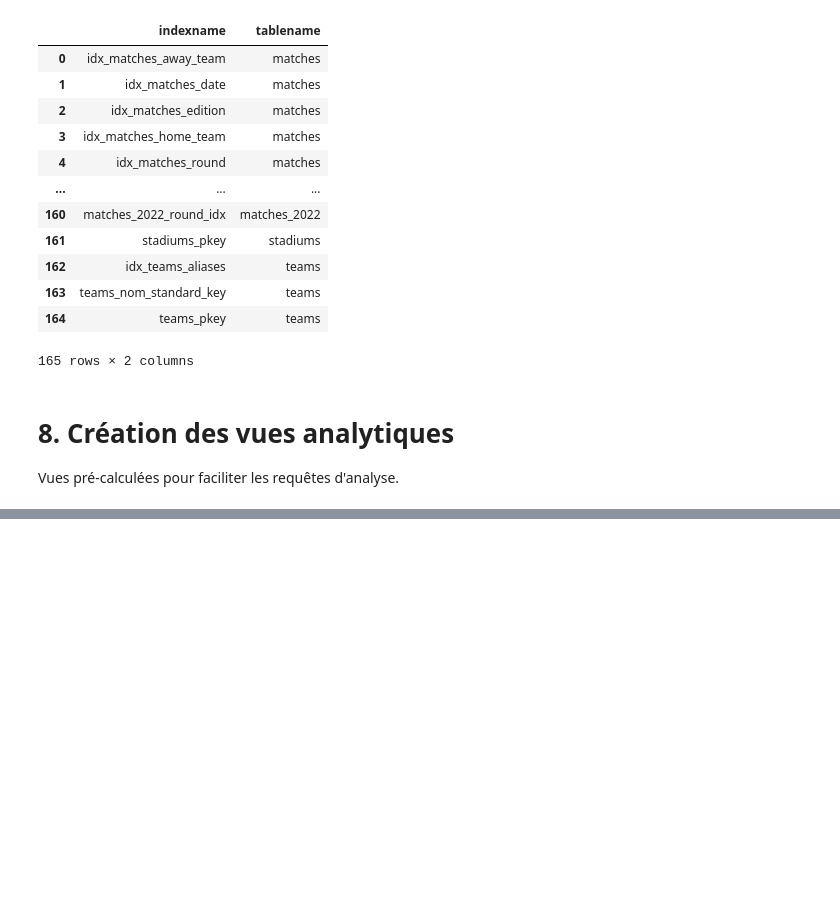
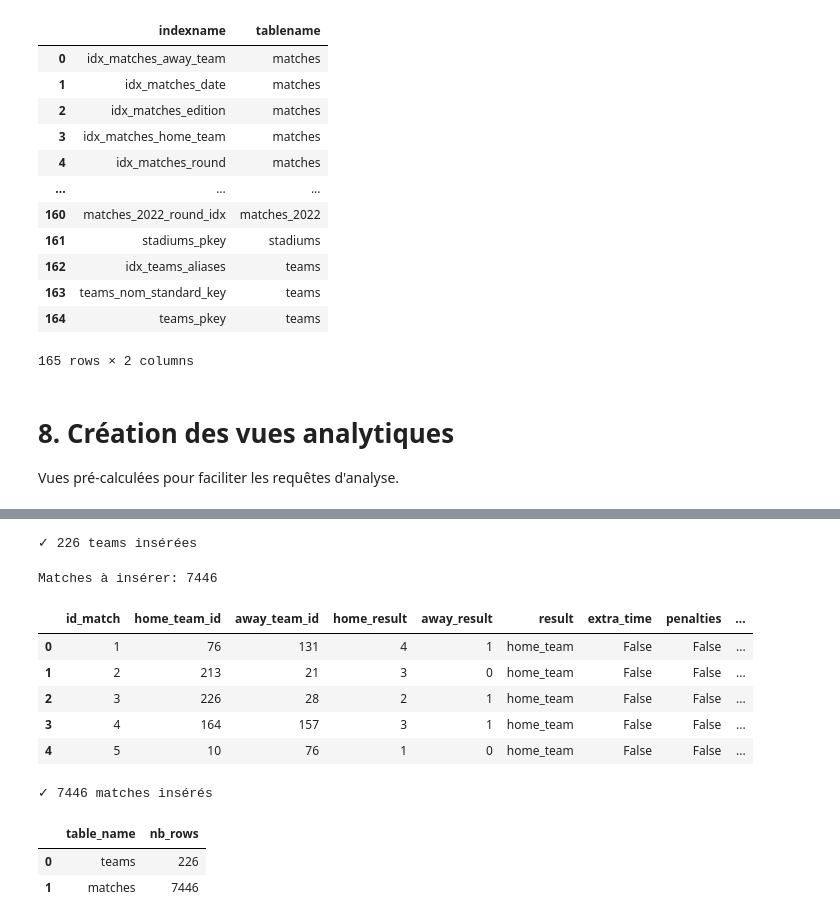
Before and after one commit to Simplon-DE-P1-2025/Brief-2-ETL-donnees-footballistiques-Short-Kings, a Jupyter notebook: notebooks/bdd-setup-romain.ipynb, the cells around one changed output, grey strips where cells are left out. Saved outputs shown, nothing was run; the diff lists cells and outputs as text; code cells hidden in the pictures; blank space fills up the shorter version.

```diff
--- a/notebooks/bdd-setup-romain.ipynb
+++ b/notebooks/bdd-setup-romain.ipynb
@@ -558,0 +684,47 @@ print("Vue 'v_head_to_head' créée")
+# %%
+df_teams.to_sql('teams', engine, if_exists='append', index=False)
+print(f"✓ {len(df_teams)} teams insérées")
+# %% [output]
+✓ 226 teams insérées
+# %%
+df_matches = pd.read_csv("ONAFINILESAMIS.csv", index_col=0)
+
+df_matches = df_matches.rename(columns={"id_stadium": "stadium_id"})
+
+df_matches['date'] = pd.to_datetime(df_matches['date'], errors='coerce')
+
+df_matches['stadium_id'] = df_matches['stadium_id'].replace('', None)
+
+print(f"Matches à insérer: {len(df_matches)}")
+df_matches.head()
+# %% [output]
+Matches à insérer: 7446
+|  | id_match | home_team_id | away_team_id | home_result | away_result | result | extra_time | penalties | ... |
+| 0 | 1 | 76 | 131 | 4 | 1 | home_team | False | False | ... |
+| 1 | 2 | 213 | 21 | 3 | 0 | home_team | False | False | ... |
+| 2 | 3 | 226 | 28 | 2 | 1 | home_team | False | False | ... |
+| 3 | 4 | 164 | 157 | 3 | 1 | home_team | False | False | ... |
+| 4 | 5 | 10 | 76 | 1 | 0 | home_team | False | False | ... |
+# %%
+df_matches.to_sql(
+    'matches',
+    engine,
+    if_exists='append',
+    index=False,
+    method='multi',
+    chunksize=500
+)
+print(f"✓ {len(df_matches)} matches insérés")
+# %% [output]
+✓ 7446 matches insérés
+# %%
+query = """
+SELECT 'teams' as table_name, COUNT(*) as nb_rows FROM teams
+UNION ALL
+SELECT 'matches', COUNT(*) FROM matches;
+"""
+pd.read_sql(query, engine)
+# %% [output]
+|  | table_name | nb_rows |
+| 0 | teams | 226 |
+| 1 | matches | 7446 |
```
Also changed, not shown: parts of 8 cells of this notebook, 12 other files.
